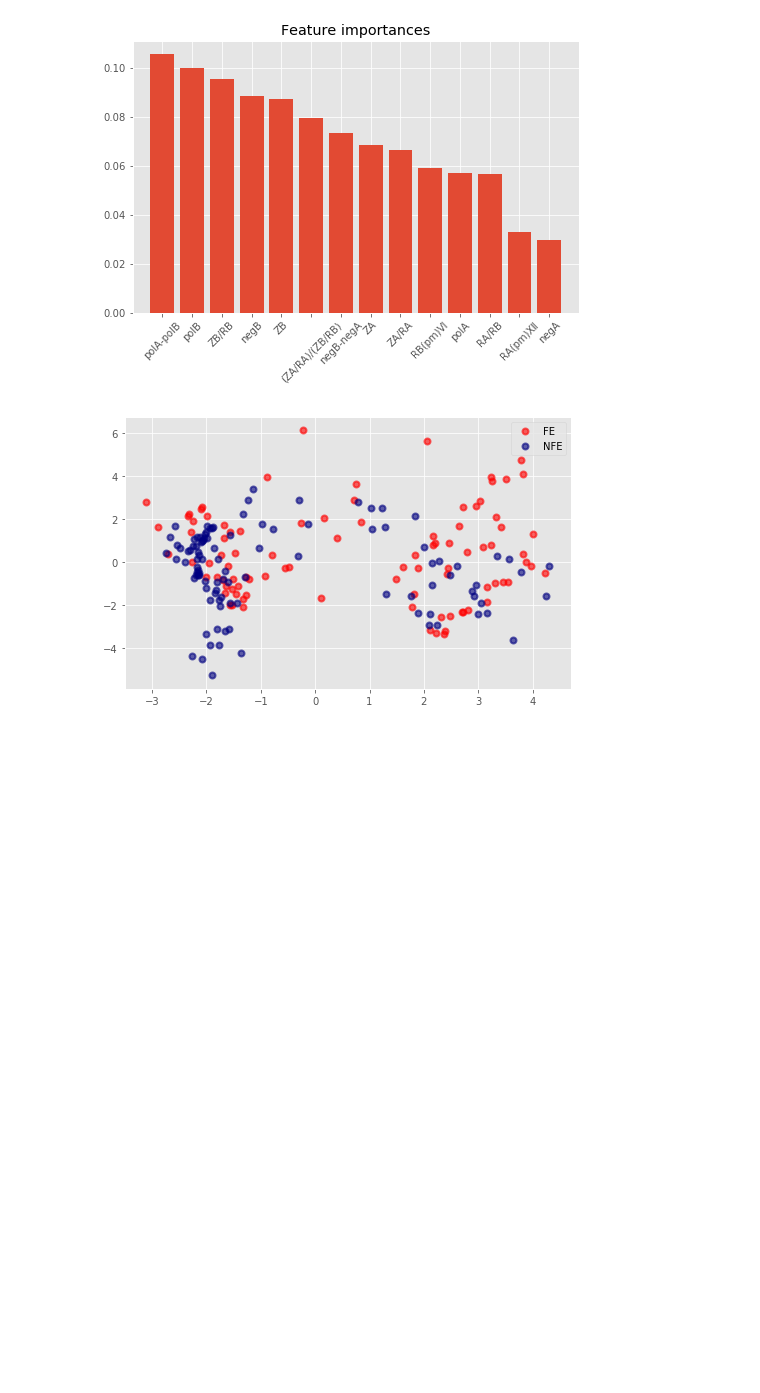
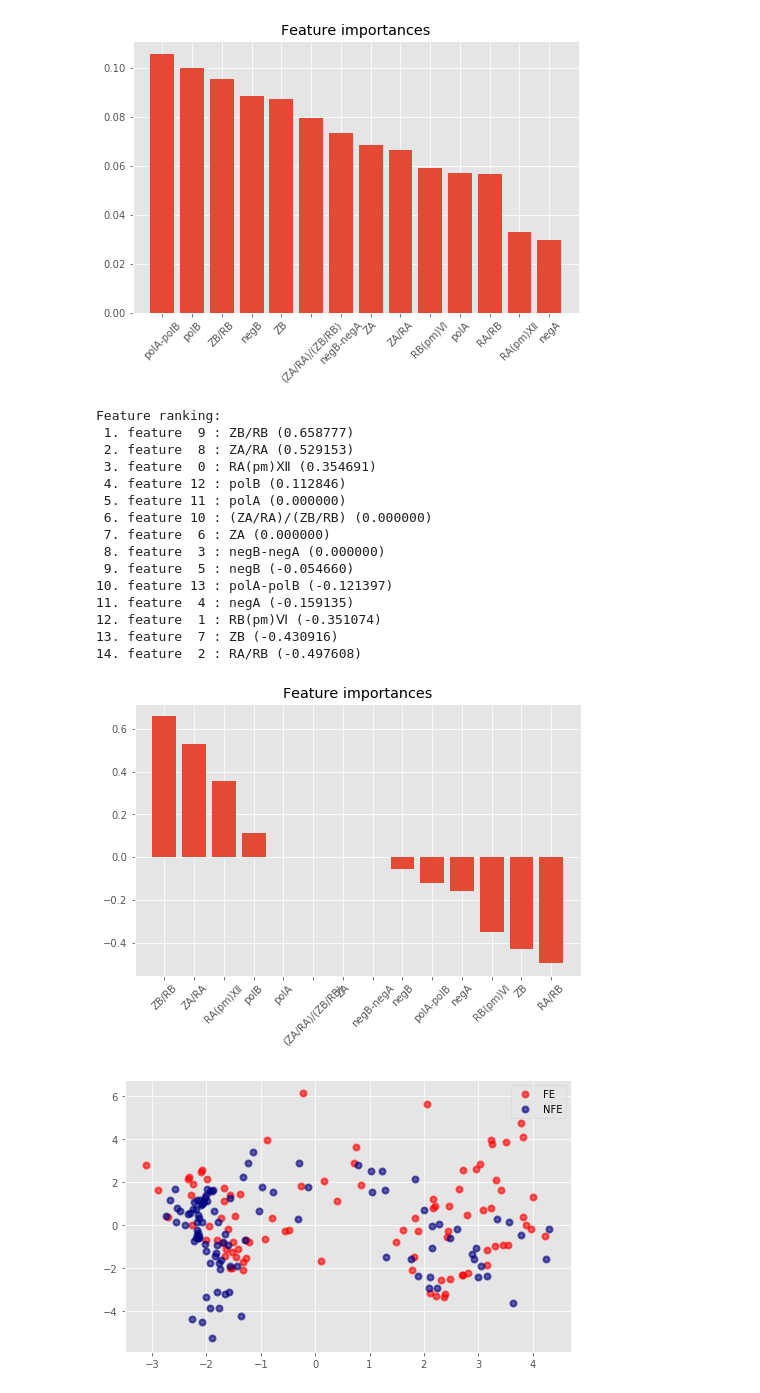
Before and after one commit to RuihaoQiu/Machine-learning-on-materials-research, a Jupyter notebook: Materials_classificaton.ipynb, the cells around one changed output. Drawn from its saved outputs; the diff is of its cells as text; code cells hidden in the pictures; blank space fills up the shorter version.

```diff
--- a/Materials_classificaton.ipynb
+++ b/Materials_classificaton.ipynb
@@ -108,6 +99,52 @@ Feature ranking:
 13. feature  0 : RA(pm)Ⅻ (0.032836)
 14. feature  4 : negA (0.029581)
 [figure]
+# %%
+from sklearn.svm import LinearSVC
+
+
+volumns = ['RA(pm)Ⅻ','RB(pm)Ⅵ','RA/RB','negB-negA',
+           'negA','negB',
+           'ZA','ZB','ZA/RA','ZB/RB',
+           '(ZA/RA)/(ZB/RB)','polA','polB','polA-polB']
+X = preprocessing.scale(np.array(df.loc[:,volumns]))
+Y = np.array(df['Y'])
+
+selector = LinearSVC(penalty='l1',random_state=0, dual=False).fit(X, Y)
+
+importances = selector.coef_[0]
+indices = np.argsort(importances)[::-1]
+
+volumns_reorder = []
+print("Feature ranking:")
+for f in range(X.shape[1]):
+    volumns_reorder.append(volumns[indices[f]])
+    print("%2d. feature %2d : %s (%f)" % (f + 1, indices[f], volumns[indices[f]], importances[indices[f]]))
+
+plt.style.use('ggplot')
+plt.figure(figsize=(8, 5))
+plt.title("Feature importances")
+plt.bar(range(X.shape[1]), importances[indices], align="center")
+plt.xticks(range(X.shape[1]), volumns_reorder, rotation=45)
+plt.xlim([-1, X.shape[1]])
+plt.show()
+# %% [output]
+Feature ranking:
+ 1. feature  9 : ZB/RB (0.658777)
+ 2. feature  8 : ZA/RA (0.529153)
+ 3. feature  0 : RA(pm)Ⅻ (0.354691)
+ 4. feature 12 : polB (0.112846)
+ 5. feature 11 : polA (0.000000)
+ 6. feature 10 : (ZA/RA)/(ZB/RB) (0.000000)
+ 7. feature  6 : ZA (0.000000)
+ 8. feature  3 : negB-negA (0.000000)
+ 9. feature  5 : negB (-0.054660)
+10. feature 13 : polA-polB (-0.121397)
+11. feature  4 : negA (-0.159135)
+12. feature  1 : RB(pm)Ⅵ (-0.351074)
+13. feature  7 : ZB (-0.430916)
+14. feature  2 : RA/RB (-0.497608)
+[figure, added]
 # %%
 ## Plot data from dimensionality reduction
 
```
Also changed, not shown: parts of 1 cell of this notebook.
